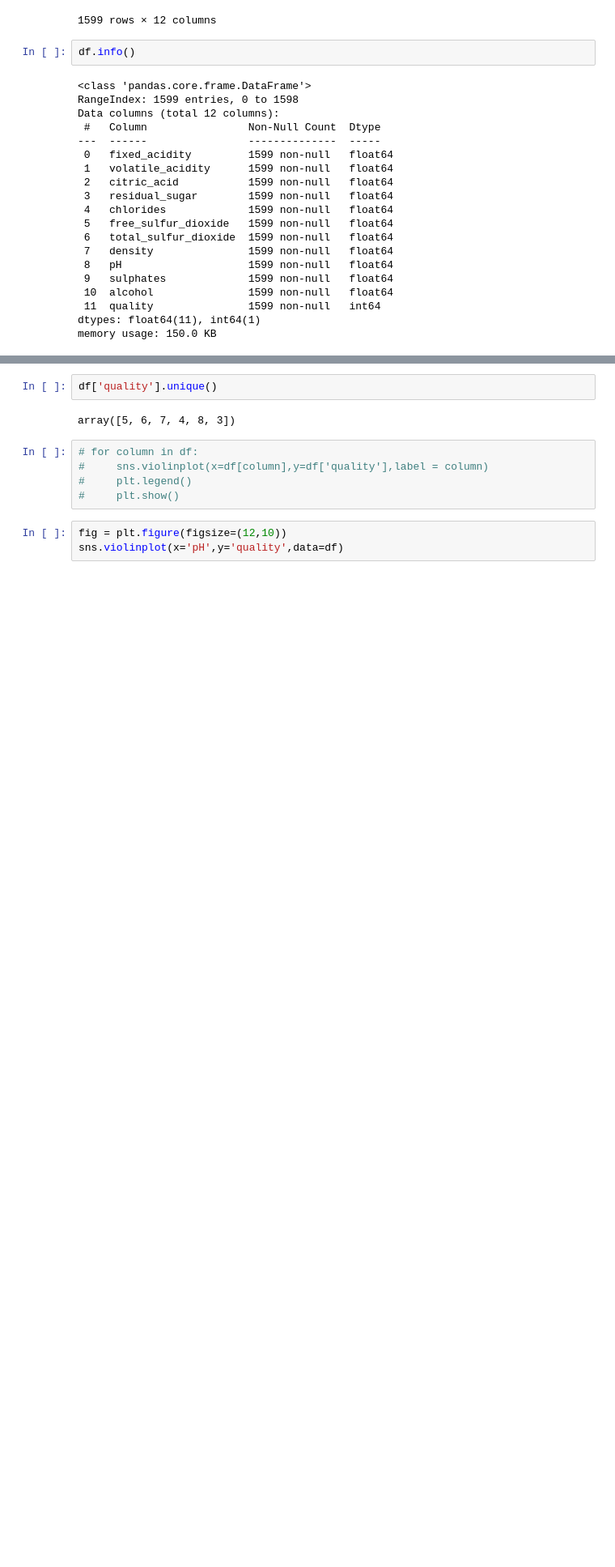
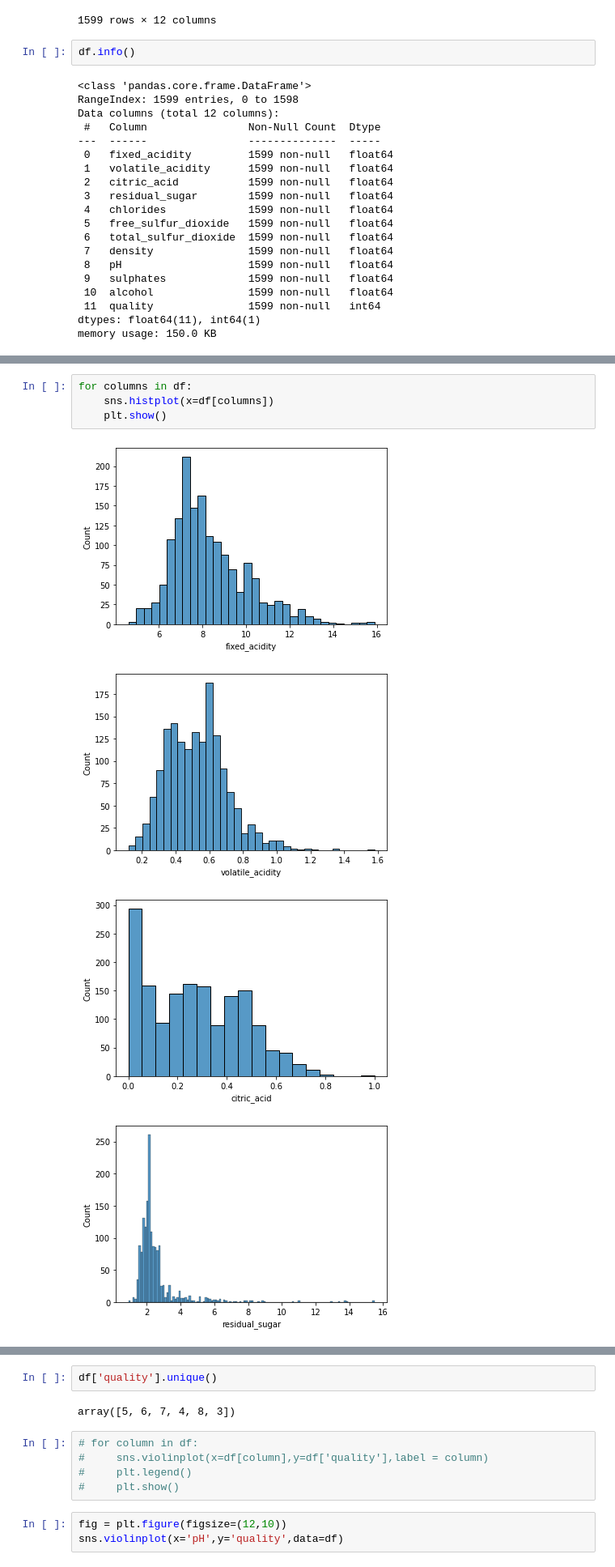
Before and after one commit to klsalcedo/red_wine_analysis, a Jupyter notebook: data_cleaning.ipynb, the cells around one changed output, grey strips where cells are left out. Shown at 81% size. Cells and saved outputs as stored; diff of their text form; blank space fills up the shorter version.

```diff
--- a/data_cleaning.ipynb
+++ b/data_cleaning.ipynb
@@ -44,0 +74,9 @@ memory usage: 150.0 KB
+# %%
+for columns in df:
+    sns.histplot(x=df[columns])
+    plt.show()
+# %% [output]
+[figure, added]
+[figure, added]
+[figure, added]
+[figure, added]
```
Also changed, not shown: parts of 14 cells of this notebook.
